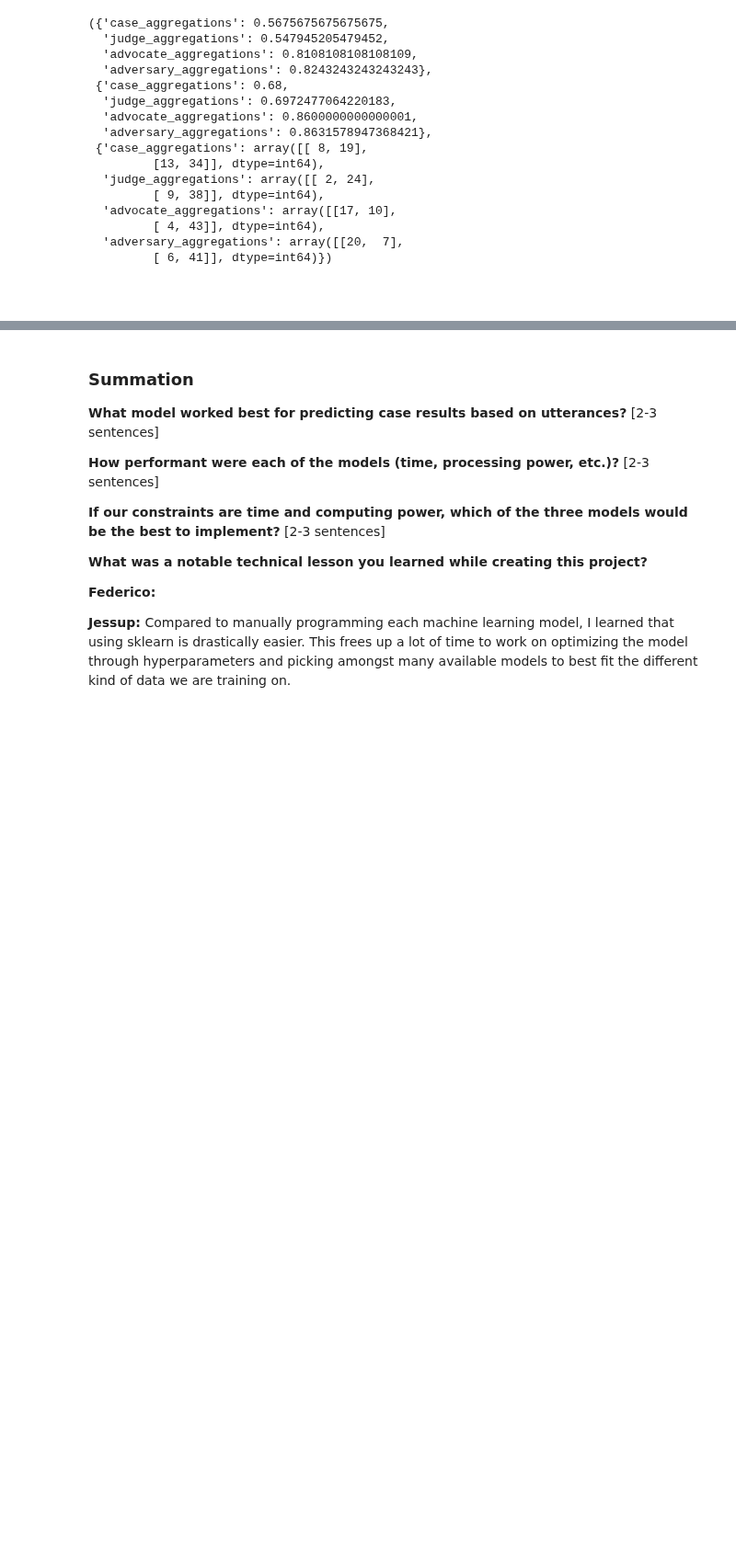
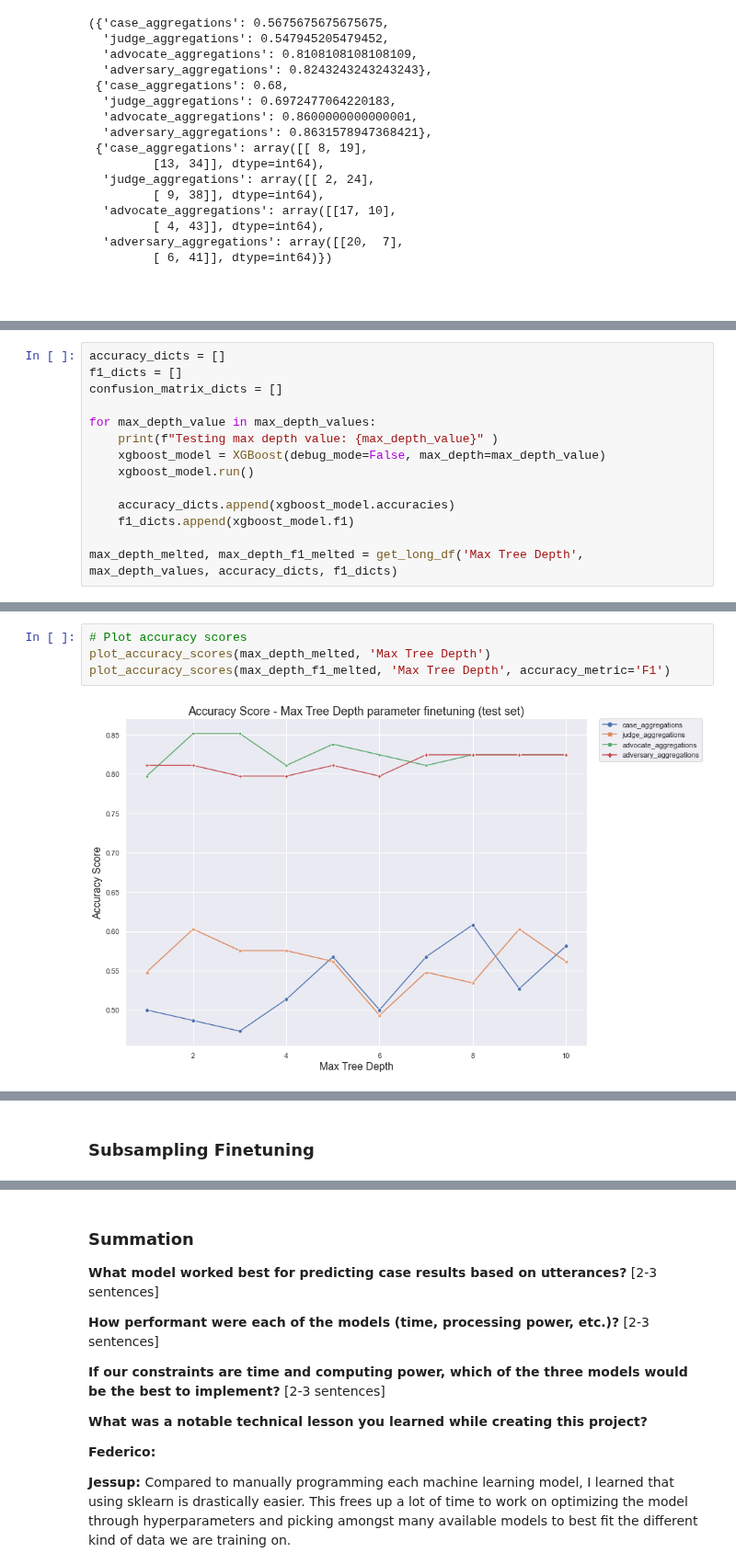
Before and after one commit to michplunkett/supreme-court-ml-predictions, a Jupyter notebook: final_report.ipynb, the cells around one changed output, grey strips where cells are left out. Shown at 92% size. Drawn from its saved outputs; the diff is of its cells as text; blank space fills up the shorter version.

```diff
--- a/final_report.ipynb
+++ b/final_report.ipynb
@@ -292,0 +274,14 @@ xgboost_model.confusion_matrix
+# %%
+accuracy_dicts = []
+f1_dicts = []
+confusion_matrix_dicts = []
+
+for max_depth_value in max_depth_values:
+    print(f"Testing max depth value: {max_depth_value}" )
+    xgboost_model = XGBoost(debug_mode=False, max_depth=max_depth_value)
+    xgboost_model.run()
+
+    accuracy_dicts.append(xgboost_model.accuracies)
+    f1_dicts.append(xgboost_model.f1)
+
+max_depth_melted, max_depth_f1_melted = get_long_df('Max Tree Depth', max_depth_values, accuracy_dicts, f1_dicts)
@@ -292,0 +299,6 @@ xgboost_model.confusion_matrix
+# %%
+# Plot accuracy scores
+plot_accuracy_scores(max_depth_melted, 'Max Tree Depth')
+plot_accuracy_scores(max_depth_f1_melted, 'Max Tree Depth', accuracy_metric='F1')
+# %% [output]
+[figure, added]
@@ -292,0 +306,2 @@ xgboost_model.confusion_matrix
+# %% [markdown]
+### Subsampling Finetuning
```
Also changed, not shown: parts of 13 cells of this notebook.
